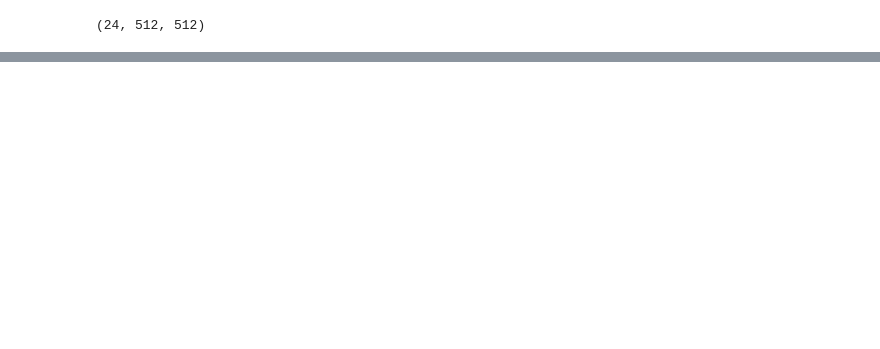
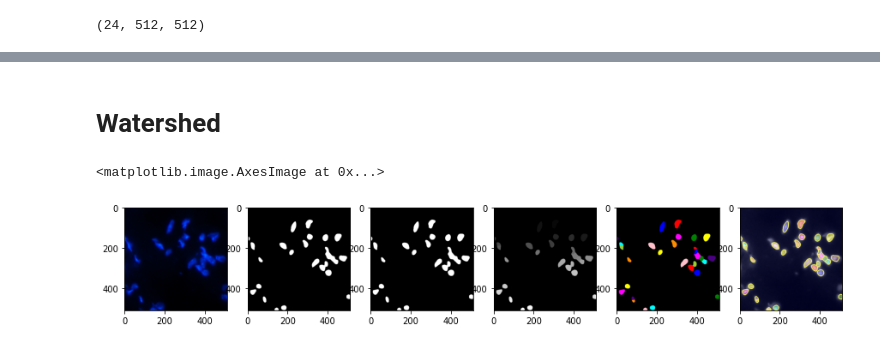
Before and after one commit to cusniwtt/unet-nucleus, a Jupyter notebook: tensorflow-2-nuclei-segmentation-unet.ipynb, the cells around one changed output, grey strips where cells are left out. Cells and saved outputs as stored; diff of their text form; code cells hidden in the pictures; blank space fills up the shorter version.

```diff
--- a/tensorflow-2-nuclei-segmentation-unet.ipynb
+++ b/tensorflow-2-nuclei-segmentation-unet.ipynb
@@ -538,0 +429,2 @@ outputs = Conv2D(1, (1, 1), activation='sigmoid') (c9)
+# %% [markdown]
+# Watershed
@@ -538,0 +470,36 @@ outputs = Conv2D(1, (1, 1), activation='sigmoid') (c9)
+# %%
+#Threshold image to binary using OTSU. ALl thresholded pixels will be set to 255
+ret1, thresh = cv2.threshold(test_list[6], 0, 255, cv2.THRESH_BINARY+cv2.THRESH_OTSU)
+
+# Borrow from imageMKS
+# Step 9: distance transform
+distance = ndi.distance_transform_edt(thresh)
+
+# Step 10: mark the maxima in the distance transform and assign labels
+peak_markers = corner_peaks(distance, min_distance=3, indices=False)
+peak_markers = ndi.label(peak_markers)[0]
+
+# Step 11: separate touching nuclei using the watershed markers
+markers = watershed(test_list[6], peak_markers, mask=test_list[6])
+
+# Step 13: reassigning labels, so that they are continuously numbered
+old_labels = np.unique(markers)
+for i in range(len(old_labels)):
+    markers[markers == old_labels[i]] = i
+
+#Let us color boundaries in yellow.
+X_test[6][markers == -1] = [0,255,255]
+
+img2 = label2rgb(markers, bg_label=0)
+boundary = labelvis(X_test[6], markers)
+
+fig, axs = plt.subplots(1, 6, figsize=(15,4))
+axs[0].imshow(X_test[6])
+axs[1].imshow(test_list[6], cmap='gray')
+axs[2].imshow(thresh, cmap='gray')
+axs[3].imshow(markers, cmap='gray')
+axs[4].imshow(img2)
+axs[5].imshow(boundary)
+# %% [output]
+<matplotlib.image.AxesImage at 0x...>
+[figure, added]
```
Also changed, not shown: parts of 22 cells of this notebook.
